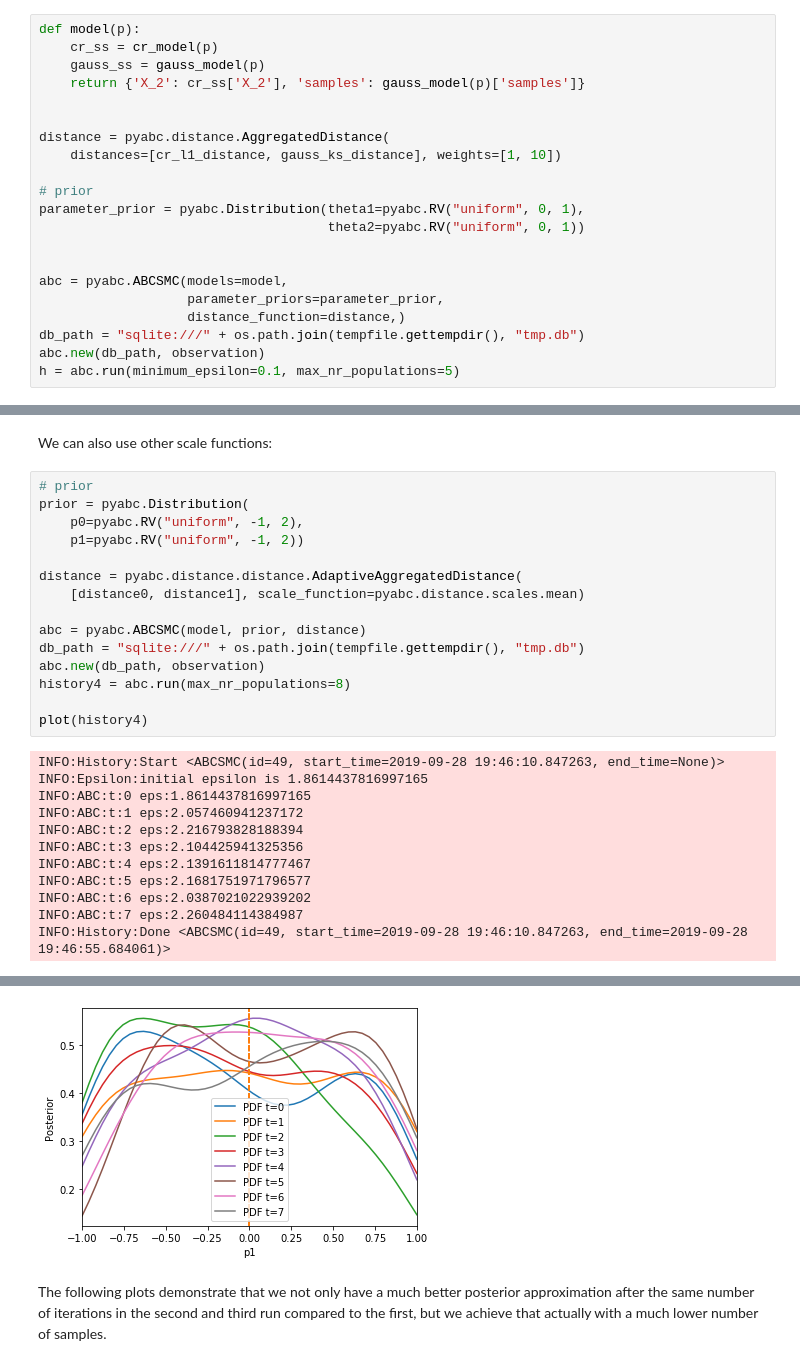
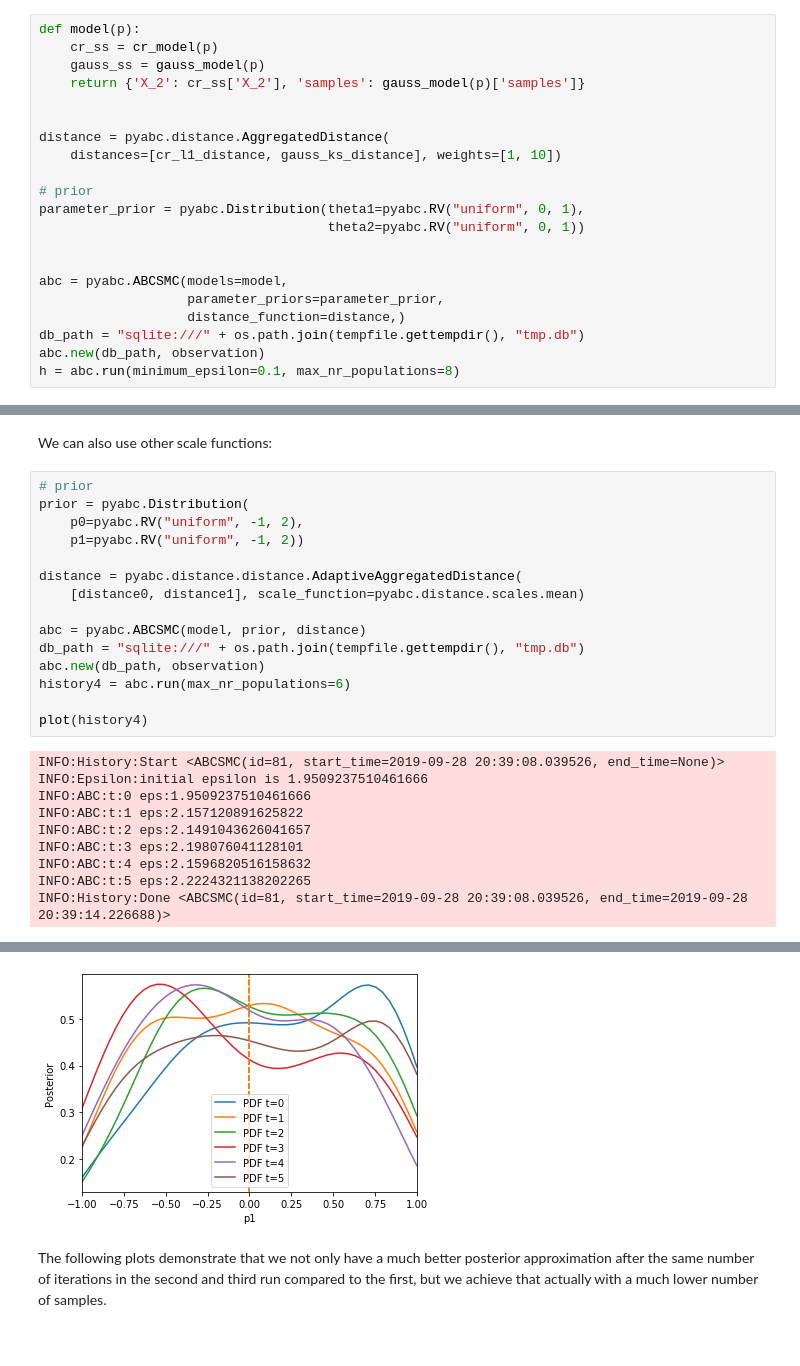
Before and after one commit to ICB-DCM/pyABC, a Jupyter notebook: doc/examples/aggregated_distances.ipynb, the cells around one changed output, grey strips where cells are left out. Cells and saved outputs as stored; diff of their text form.

```diff
--- a/doc/examples/aggregated_distances.ipynb
+++ b/doc/examples/aggregated_distances.ipynb
@@ -83,5 +83,5 @@ abc = pyabc.ABCSMC(models=model,
                    distance_function=distance,)
 db_path = "sqlite:///" + os.path.join(tempfile.gettempdir(), "tmp.db")
 abc.new(db_path, observation)
-h = abc.run(minimum_epsilon=0.1, max_nr_populations=5)
+h = abc.run(minimum_epsilon=0.1, max_nr_populations=8)
 # %% [output]
@@ -278,18 +275,16 @@ distance = pyabc.distance.distance.AdaptiveAggregatedDistance(
 abc = pyabc.ABCSMC(model, prior, distance)
 db_path = "sqlite:///" + os.path.join(tempfile.gettempdir(), "tmp.db")
 abc.new(db_path, observation)
-history4 = abc.run(max_nr_populations=8)
+history4 = abc.run(max_nr_populations=6)
 
 plot(history4)
 # %% [output]
-INFO:History:Start <ABCSMC(id=49, start_time=2019-09-28 19:46:10.847263, end_time=None)>
-INFO:Epsilon:initial epsilon is 1.8614437816997165
-INFO:ABC:t:0 eps:1.8614437816997165
-INFO:ABC:t:1 eps:2.057460941237172
-INFO:ABC:t:2 eps:2.216793828188394
-INFO:ABC:t:3 eps:2.104425941325356
-INFO:ABC:t:4 eps:2.1391611814777467
-INFO:ABC:t:5 eps:2.1681751971796577
-INFO:ABC:t:6 eps:2.0387021022939202
-INFO:ABC:t:7 eps:2.260484114384987
-INFO:History:Done <ABCSMC(id=49, start_time=2019-09-28 19:46:10.847263, end_time=2019-09-28 19:46:55.684061)>
+INFO:History:Start <ABCSMC(id=81, start_time=2019-09-28 20:39:08.039526, end_time=None)>
+INFO:Epsilon:initial epsilon is 1.9509237510461666
+INFO:ABC:t:0 eps:1.9509237510461666
+INFO:ABC:t:1 eps:2.157120891625822
+INFO:ABC:t:2 eps:2.1491043626041657
+INFO:ABC:t:3 eps:2.198076041128101
+INFO:ABC:t:4 eps:2.1596820516158632
+INFO:ABC:t:5 eps:2.2224321138202265
+INFO:History:Done <ABCSMC(id=81, start_time=2019-09-28 20:39:08.039526, end_time=2019-09-28 20:39:14.226688)>
@@ -297,4 +292,4 @@ INFO:History:Done <ABCSMC(id=49, start_time=2019-09-28 19:46:10.847263, end_time
-[figure, old version]
+[figure, new version]
 # %% [markdown]
 The following plots demonstrate that we not only have a much better posterior approximation after the same number of iterations in the second and third run compared to the first, but we achieve that actually with a much lower number of samples.
 # %%
```
Also changed, not shown: parts of 8 cells of this notebook.
